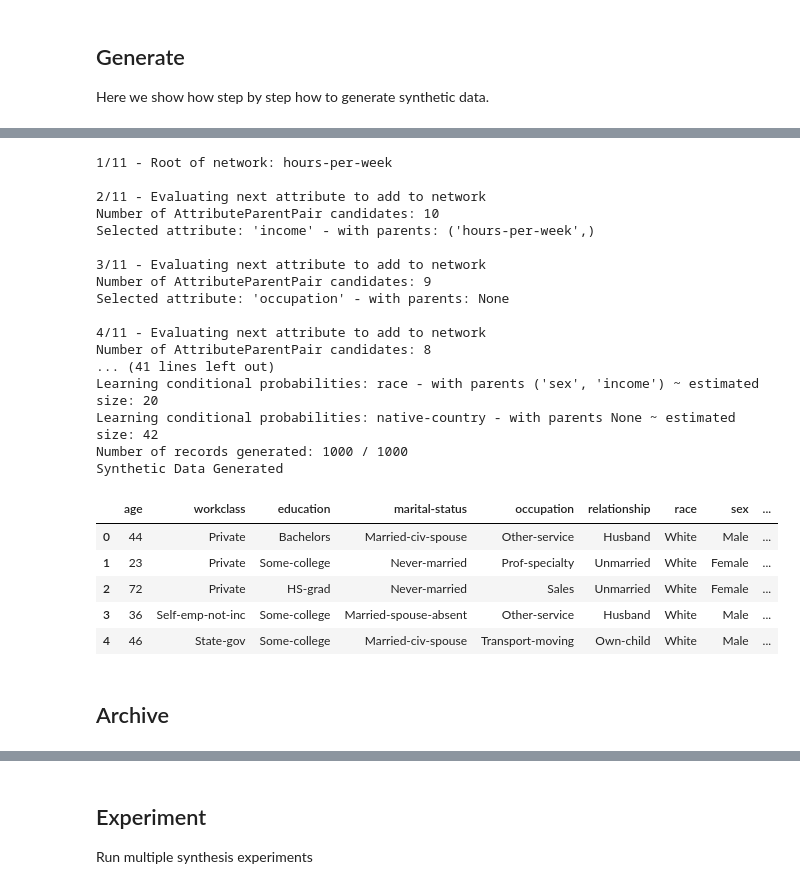
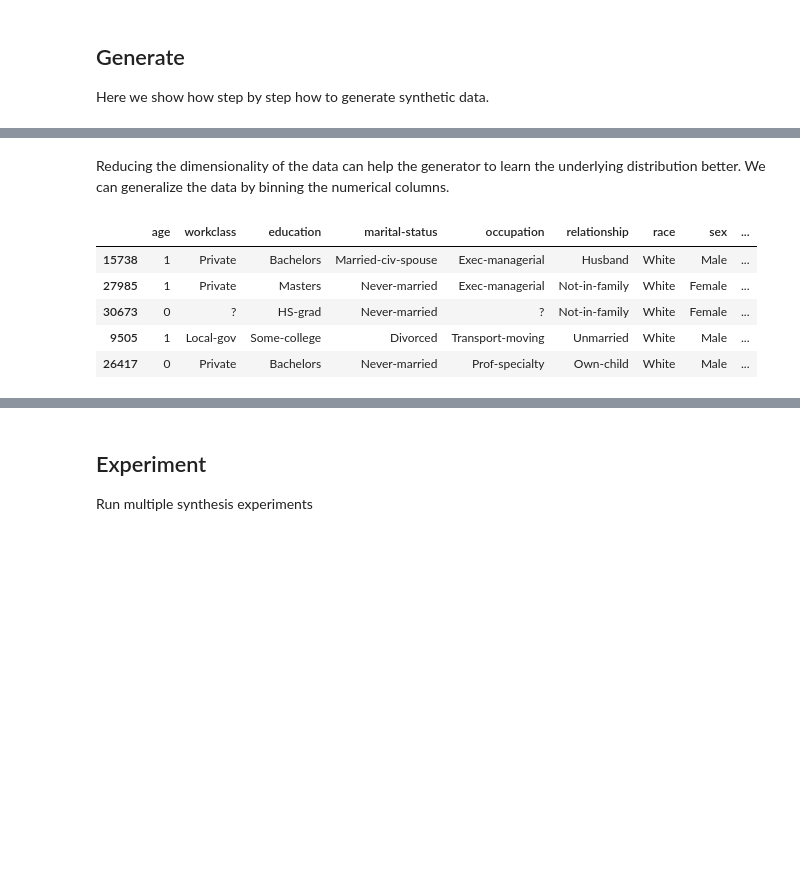
Before and after one commit to gsel9/crn-synth, a Jupyter notebook: examples/adult/000_generate_synthetic_data_adult.ipynb, the cells around one changed output, grey strips where cells are left out. Drawn from its saved outputs; the diff is of its cells as text; code cells hidden in the pictures; blank space fills up the shorter version.

Commit message:
create functional pipeline

```diff
--- a/examples/adult/000_generate_synthetic_data_adult.ipynb
+++ b/examples/adult/000_generate_synthetic_data_adult.ipynb
@@ -46,7 +44,7 @@ VERBOSE = 1
 # %% [markdown]
 ## Load and process dataset
 # %%
-df_adult = pd.read_csv(adult_config.PATH_ADULT)
+df_adult = pd.read_csv(adult_synthesis.PATH_ADULT)
 df_adult.head()
 # %% [output]
 |  | age | workclass | fnlwgt | education | education-num | marital-status | occupation | relationship | ... |
@@ -181,0 +96,29 @@ Column sampled: income
+# %%
+def preprocess_real_data(data_real: pd.DataFrame) -> pd.DataFrame:
+    """Process data before fitting the generator."""
+    # reduce columns
+    columns_subset = [
+        "age",
+        "workclass",
+        "education",
+        "marital-status",
+        "occupation",
+        "relationship",
+        "race",
+        "sex",
+        "hours-per-week",
+        "native-country",
+        "income",
+    ]
+    data_real = data_real[columns_subset]
+    return data_real
+
+# create copy to retain original data format
+df = df_adult.copy()
+
+# split in training and holdout set - train is used for fitting the generator, holdout for evaluation
+df_train, df_holdout = preprocessing.split_train_holdout(df, target_column='income', holdout_size=0.2, random_state=RANDOM_STATE)
+
+# preprocess the data
+df_train = preprocess_real_data(df_train)
+df_train.head()
@@ -182,40 +132,19 @@ Column sampled: income
+# %% [markdown]
+Reducing the dimensionality of the data can help the generator to learn the underlying distribution better. We can generalize the data by binning the numerical columns.
 # %%
-# create copy to retain original data format
-df = df_adult.copy()
-
-# specify generalization mechanisms and generator
-gen_mechs = [
+# specify generalization mechanisms
+generalizers = [
     NumericGeneralizationMech(column="age", epsilon=0.05, bins=5, bounds=adult_config.AGE_BOUNDS),
     NumericGeneralizationMech(column="hours-per-week", epsilon=0.05, bins=5, bounds=adult_config.HOURS_PER_WEEK_BOUNDS),
 ]
-generator=PrivBayes(epsilon=0.1)
 
-# run the synthesis pipeline
-data_out = run_synth_pipeline(df_adult, generator, generalizers=gen_mechs, n_records=1000, verbose=VERBOSE)
-data_out['synth'].head()
+# apply generalization mechanisms
+df_train_input, generalizers = preprocessing.generalize_data(df_train, generalizers=generalizers)
+df_train_input.head()
 # %% [output]
-1/11 - Root of network: hours-per-week
-
-2/11 - Evaluating next attribute to add to network
-Number of AttributeParentPair candidates: 10
-Selected attribute: 'income' - with parents: ('hours-per-week',)
-
-3/11 - Evaluating next attribute to add to network
-Number of AttributeParentPair candidates: 9
-Selected attribute: 'occupation' - with parents: None
-
-4/11 - Evaluating next attribute to add to network
-Number of AttributeParentPair candidates: 8
-... (41 lines left out)
-Learning conditional probabilities: race - with parents ('sex', 'income') ~ estimated size: 20
-Learning conditional probabilities: native-country - with parents None ~ estimated size: 42
-Number of records generated: 1000 / 1000
-Synthetic Data Generated
 |  | age | workclass | education | marital-status | occupation | relationship | race | sex | ... |
-| 0 | 44 | Private | Bachelors | Married-civ-spouse | Other-service | Husband | White | Male | ... |
-| 1 | 23 | Private | Some-college | Never-married | Prof-specialty | Unmarried | White | Female | ... |
-| 2 | 72 | Private | HS-grad | Never-married | Sales | Unmarried | White | Female | ... |
-| 3 | 36 | Self-emp-not-inc | Some-college | Married-spouse-absent | Other-service | Husband | White | Male | ... |
-| 4 | 46 | State-gov | Some-college | Married-civ-spouse | Transport-moving | Own-child | White | Male | ... |
+| 15738 | 1 | Private | Bachelors | Married-civ-spouse | Exec-managerial | Husband | White | Male | ... |
+| 27985 | 1 | Private | Masters | Never-married | Exec-managerial | Not-in-family | White | Female | ... |
+| 30673 | 0 | ? | HS-grad | Never-married | ? | Not-in-family | White | Female | ... |
+| 9505 | 1 | Local-gov | Some-college | Divorced | Transport-moving | Unmarried | White | Male | ... |
+| 26417 | 0 | Private | Bachelors | Never-married | Prof-specialty | Own-child | White | Male | ... |
-# %% [markdown]
-## Archive
```
Also changed, not shown: parts of 20 cells of this notebook, 12 other files.
